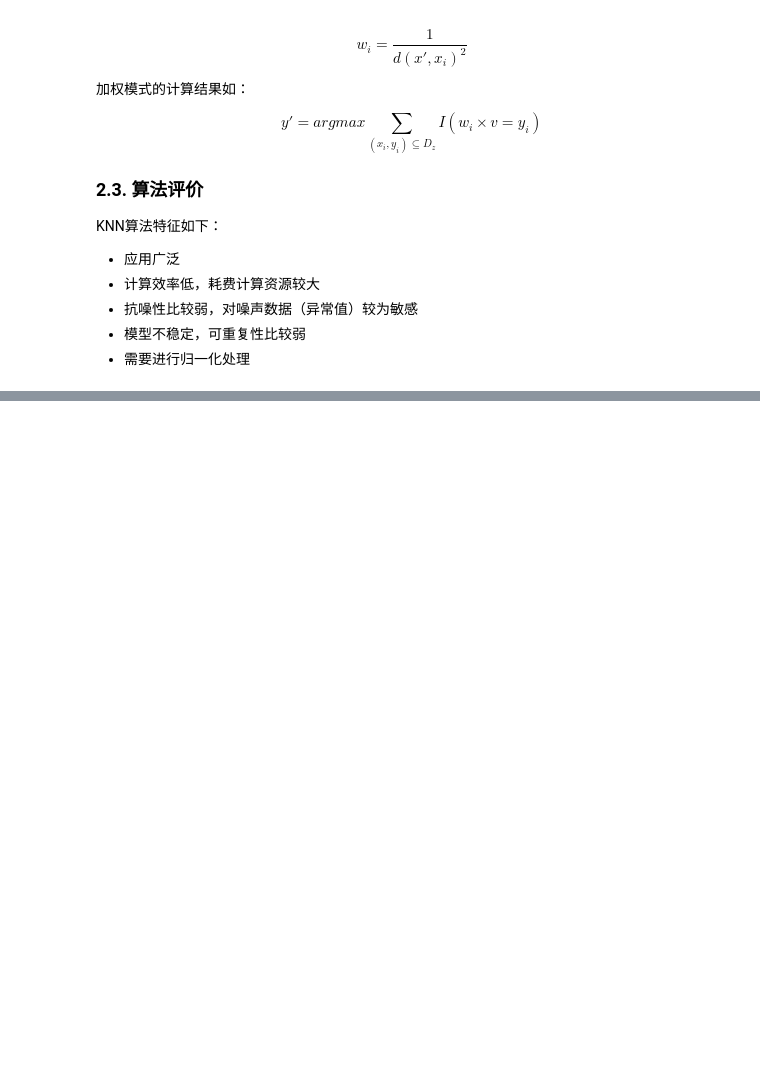
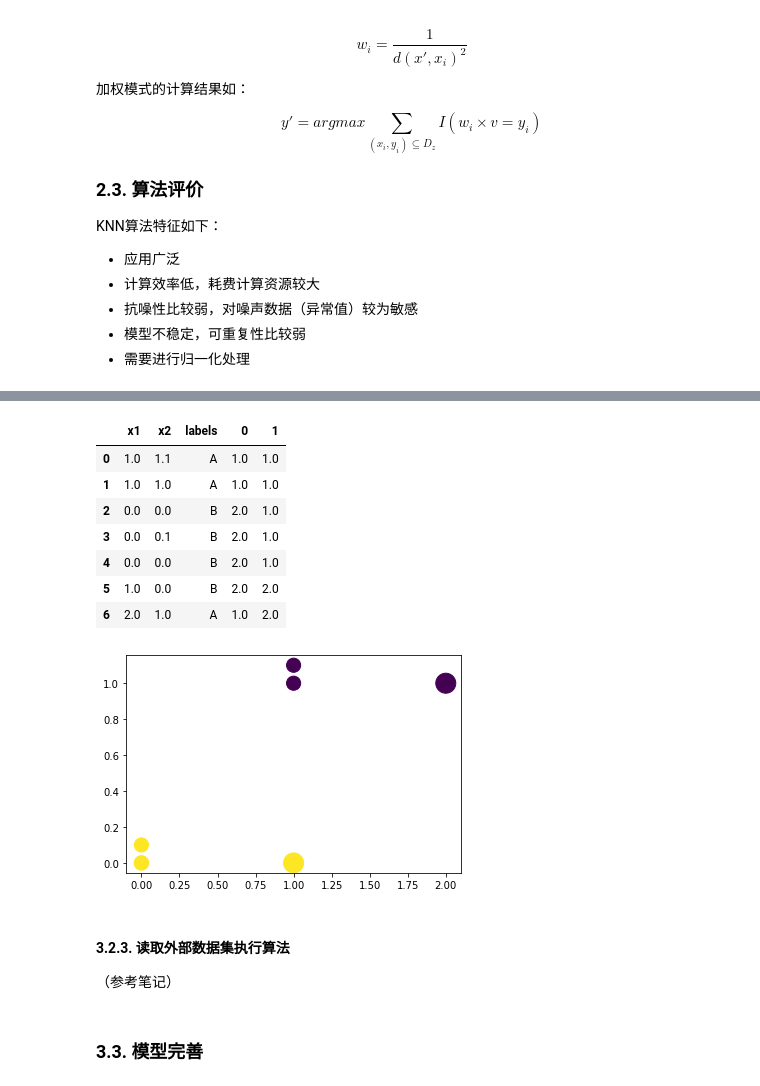
Before and after one commit to chundcm/cda-record, a Jupyter notebook: src/zero-lang/3.1 - kNN算法.ipynb, the cells around one changed output, grey strips where cells are left out. Saved outputs shown, nothing was run; the diff lists cells and outputs as text; code cells hidden in the pictures; blank space fills up the shorter version.

```diff
--- a/src/zero-lang/3.1 - kNN算法.ipynb
+++ b/src/zero-lang/3.1 - kNN算法.ipynb
@@ -198,0 +472,38 @@ KNN算法特征如下：
+# %%
+# 绘图函数
+def nearestPoint(train, result):
+    m = train.shape[0]
+    n = result.shape[0]
+    uq = train.iloc[:,-1].unique()
+    k = uq.shape[0]
+    ind1 = pd.Series(index = range(m+n))
+    ind2 = pd.Series(index = range(m+n))
+    ind2[:m] = 1
+    ind2[m:] = 2
+    if(train.shape[1] == result.shape[1]):
+        result.columns = train.columns
+        input = pd.concat([train,result], ignore_index = True)
+        for i in range(k):
+            ind1[input.loc[:, 'labels'] == uq[i]] = i+1
+        output = pd.concat([input, ind1, ind2], axis = 1)
+    plt.scatter(output.iloc[:,0], output.iloc[:,1], s = 200*output.iloc[:,-1], c = output.iloc[:,-2])
+    return output
+# %%
+output = nearestPoint(train, result)
+output
+# %% [output]
+|  | x1 | x2 | labels | 0 | 1 |
+| 0 | 1.0 | 1.1 | A | 1.0 | 1.0 |
+| 1 | 1.0 | 1.0 | A | 1.0 | 1.0 |
+| 2 | 0.0 | 0.0 | B | 2.0 | 1.0 |
+| 3 | 0.0 | 0.1 | B | 2.0 | 1.0 |
+| 4 | 0.0 | 0.0 | B | 2.0 | 1.0 |
+| 5 | 1.0 | 0.0 | B | 2.0 | 2.0 |
+| 6 | 2.0 | 1.0 | A | 1.0 | 2.0 |
+[figure, added]
+# %% [markdown]
+#### 3.2.3. 读取外部数据集执行算法
+
+（参考笔记）
+# %% [markdown]
+### 3.3. 模型完善
```
Also changed, not shown: parts of 43 cells of this notebook, 1 other file.
